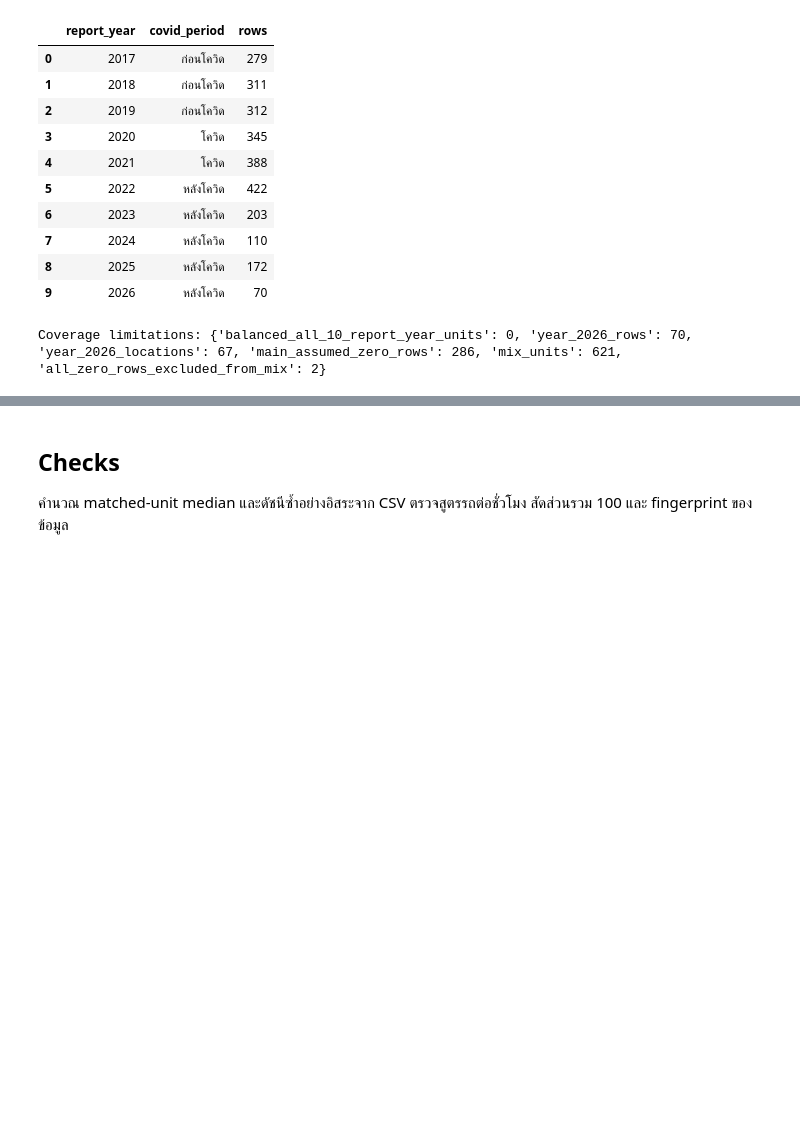
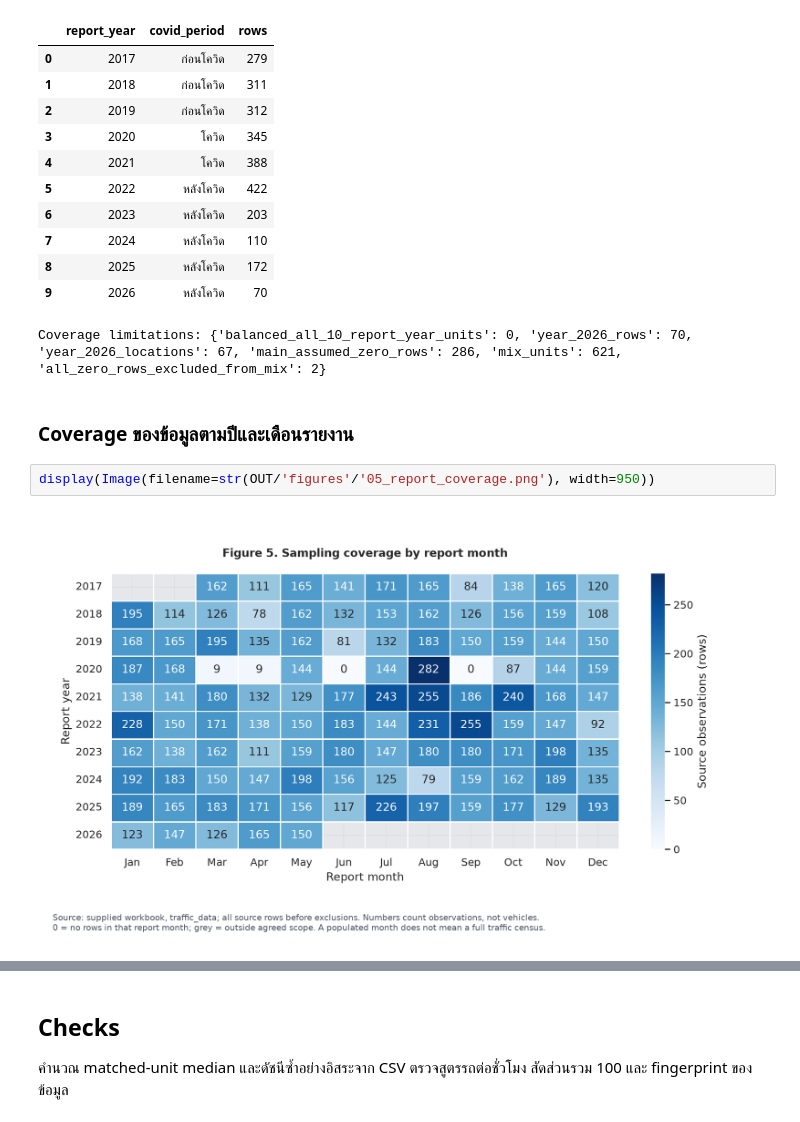
Before and after one commit to Aphatsara-Khangkhet/DADS5001-BKK-Flow, a Jupyter notebook: 02_eda_and_visualization.ipynb, the cells around one changed output, grey strips where cells are left out. Cells and saved outputs as stored; diff of their text form; blank space fills up the shorter version.

```diff
--- a/02_eda_and_visualization.ipynb
+++ b/02_eda_and_visualization.ipynb
@@ -127,3 +127,9 @@ print('Coverage limitations:', summary['coverage'])
 | 8 | 2025 | หลังโควิด | 172 |
 | 9 | 2026 | หลังโควิด | 70 |
 Coverage limitations: {'balanced_all_10_report_year_units': 0, 'year_2026_rows': 70, 'year_2026_locations': 67, 'main_assumed_zero_rows': 286, 'mix_units': 621, 'all_zero_rows_excluded_from_mix': 2}
+# %% [markdown]
+### Coverage ของข้อมูลตามปีและเดือนรายงาน
+# %%
+display(Image(filename=str(OUT/'figures'/'05_report_coverage.png'), width=950))
+# %% [output]
+[figure, added]
```
Also changed, not shown: parts of 14 cells of this notebook.
